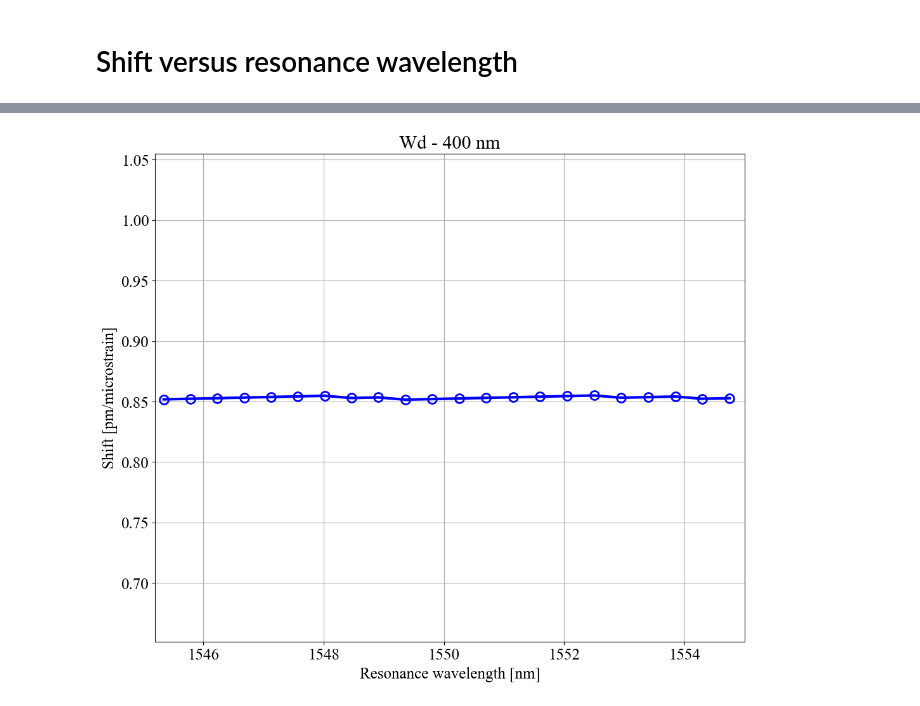
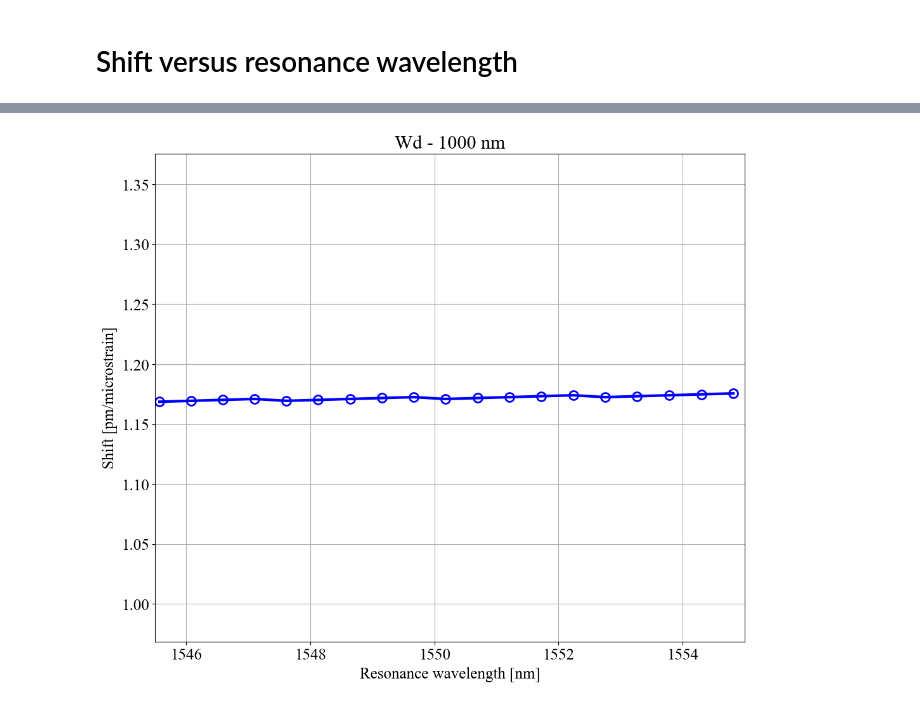
Before and after one commit to EriCand-Ss/Photonics-API-lumapi, a Jupyter notebook: RING - STRAIN/INTER.ipynb, the cells around one changed output, grey strips where cells are left out. Drawn from its saved outputs; the diff is of its cells as text; code cells hidden in the pictures.

```diff
--- a/RING - STRAIN/INTER.ipynb
+++ b/RING - STRAIN/INTER.ipynb
@@ -69,7 +84,7 @@ caso = ["PDK","IDEAL"]
 caso = caso[1]
 
 wd = [400, 1000]
-wd = wd[0]
+wd = wd[1]
 # %%
 comprimentos_de_onda = []
 TE_gain_1 = []
@@ -298,31 +324,47 @@ plt.show()
 # %%
-wvg_vales = np.zeros((len(intervalos_minimos)-1, len(strains)))
-shift = np.zeros((len(intervalos_minimos)-1, len(strains)))
-coef_angular = np.zeros((len(intervalos_minimos)-1))
+# Vetor que guarda os vales, em cada intervalo, para cada deformacao
+vales_em_cada_intervalo = np.zeros((len(intervalos_de_comprimento_de_onda)-1, len(strains)))
 
-for j in range(len(intervalos_minimos)-1):
+# Vetor que guarda os shifts, em cada intervalo, para cada deformacao
+shift_em_cada_intervalo = np.zeros((len(intervalos_de_comprimento_de_onda)-1, len(strains)))
+
+# Vetor que guarda a inclinacao para cada intervalo
+inclinacao = np.zeros((len(intervalos_de_comprimento_de_onda)-1))
+
+
+for j in range(len(intervalos_de_comprimento_de_onda)-1):
+    # Em cada intervalo j, eh obtido o comprimento de onda de minimo para cada deformacao i
     for i in range(len(strains)):
-        x_min, _ = achar_x_e_y_minimo_em_um_intervalo(TE_gain_1[i],
+        comprimento_de_onda_de_min, _ = achar_x_e_y_minimo_em_um_intervalo(TE_gain_1[i],
                                                       comprimentos_de_onda[i]*1e9,
-                                                      intervalos_minimos[j],
-                                                      intervalos_minimos[j+1])
-        wvg_vales[j,i] = x_min*1e-9
-        shift[j,i] = (wvg_vales[j,i] - wvg_vales[j,0])
+                                                      intervalos_de_comprimento_de_onda[j],
+                                                      intervalos_de_comprimento_de_onda[j+1])
 
-    coef_angular[j] = (shift[j,-1]-shift[j,0])*1e12/((strains[-1] - strains[0])*1e6)
+        # Para a deformacao i, eh guardado o comprimento de onda onde ocorreu um vale
+        vales_em_cada_intervalo[j,i] = comprimento_de_onda_de_min*1e-9
+
+        # O shift eh sempre em relacao ao comprimento de onda com deformacao nula
+        # No caso, para cada intervalo j, a deformacao i=0 representa a deformacao nula
+        shift_em_cada_intervalo[j,i] = (vales_em_cada_intervalo[j,i] - vales_em_cada_intervalo[j,0])
+
+    # A inclinacao no intervalo j sera o (shift final - shift inicial) / (strain final - strain inicial)
+    inclinacao[j] = (shift_em_cada_intervalo[j,-1]-shift_em_cada_intervalo[j,0])*1e12/((strains[-1] - strains[0])*1e6)
 # %%
 
 plt.figure(figsize=(12,10))
-plt.plot(wvg_vales[:,0]*1e9, coef_angular, '-o',color = 'b', linewidth = 3, markersize=10,markeredgewidth=2,markerfacecolor = 'none')
+
+# plote de cada inclinacao obtida para cada comprimento de ressonancia.
+# O comprimento de ressonancia levado em consideracao eh aquele cuja deformacao eh nula [:,0]
+plt.plot(vales_em_cada_intervalo[:,0]*1e9, inclinacao, '-o',color = 'b', linewidth = 3, markersize=10,markeredgewidth=2,markerfacecolor = 'none')
 plt.xlabel("Resonance wavelength [nm]")
 plt.ylabel("Shift [pm/microstrain]")
 plt.title(f"Wd - {wd} nm")
-plt.ylim(min(coef_angular)-0.2,max(coef_angular)+0.2)
+plt.ylim(min(inclinacao)-0.2,max(inclinacao)+0.2)
 plt.xlim(comprimento_minimo,comprimento_maximo)
 plt.grid(True)
 
-plt.savefig(f"C:/Users/gson5/Downloads/Photonics-API-lumapi/RING - STRAIN/RESULTADOS/SHIFT VS RESONANCE WAVELENGTH {caso} WD - {wd} nm.jpg", bbox_inches='tight')
+# plt.savefig(f"C:/Users/gson5/Downloads/Photonics-API-lumapi/RING - STRAIN/RESULTADOS/SHIFT VS RESONANCE WAVELENGTH {caso} WD - {wd} nm.jpg", bbox_inches='tight')
 
 plt.show()
 # %% [output]
-[figure, old version]
+[figure, new version]
```
Also changed, not shown: parts of 9 cells of this notebook, 32 other files.
